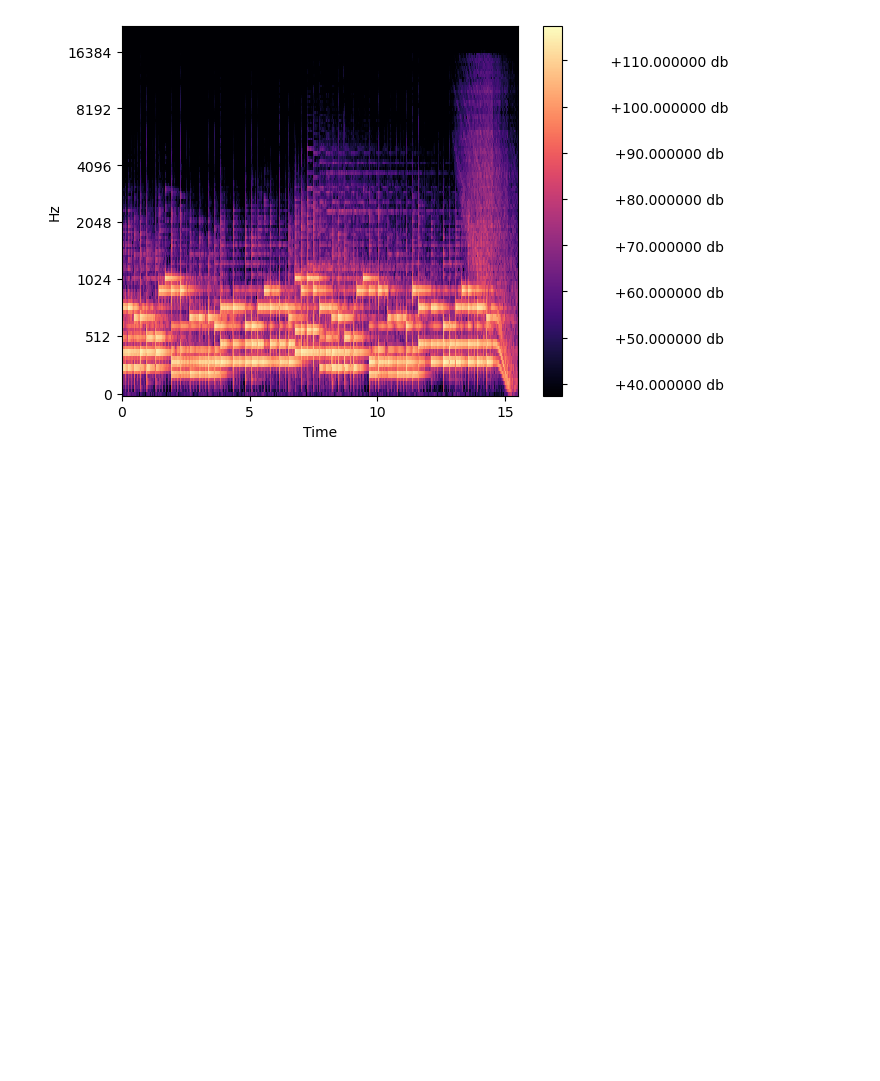
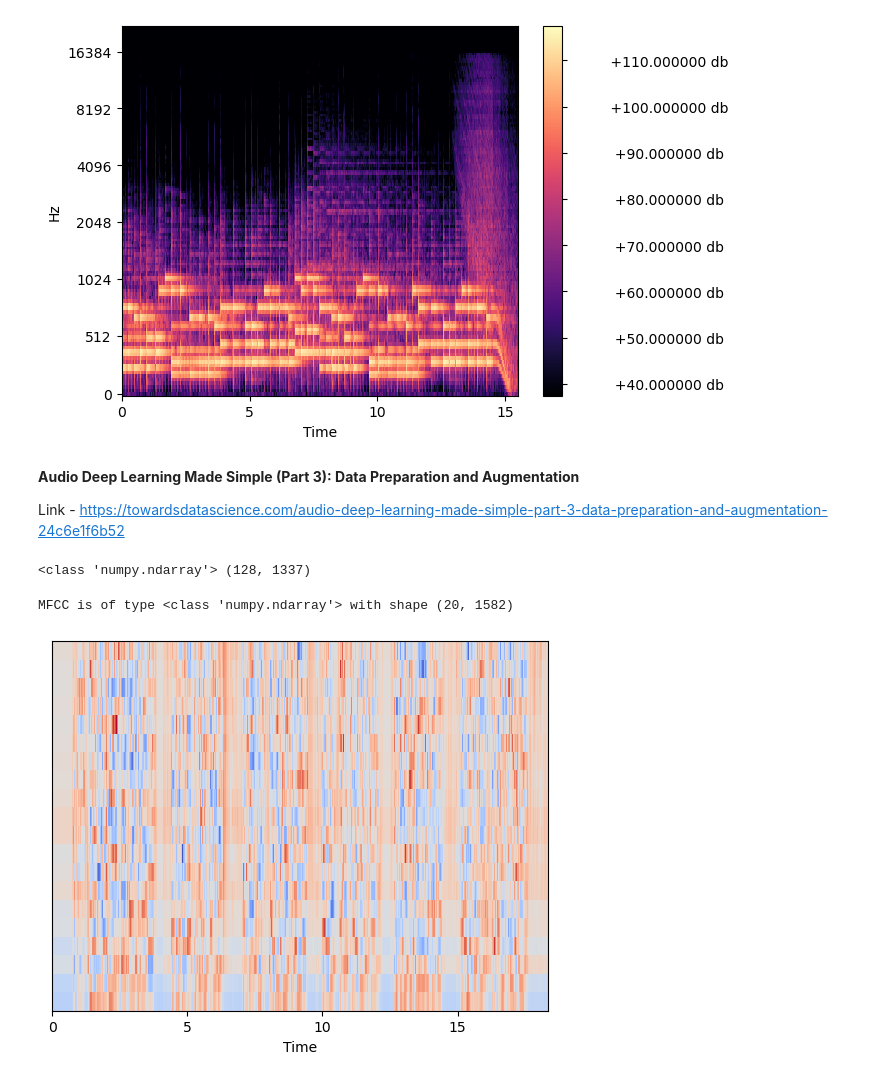
Before and after one commit to PoornaSenadheera100/Audio-Deep-Learning, a Jupyter notebook: 1 Sound Wave Visualize.ipynb, the cells around one changed output. Saved outputs shown, nothing was run; the diff lists cells and outputs as text; code cells hidden in the pictures; blank space fills up the shorter version.

Commit message:
Renamed file and added human speech to analyze

```diff
--- a/Sound Wave Visualize .ipynb
+++ b/1 Sound Wave Visualize.ipynb
@@ -52,3 +52,27 @@ plt.colorbar(format='%+20f db')
 # %% [output]
 <matplotlib.colorbar.Colorbar at 0x...>
 [figure]
+# %% [markdown]
+**Audio Deep Learning Made Simple (Part 3): Data Preparation and Augmentation**
+
+Link - https://towardsdatascience.com/audio-deep-learning-made-simple-part-3-data-preparation-and-augmentation-24c6e1f6b52
+# %%
+print(type(mel_sgram), mel_sgram.shape)
+# %% [output]
+<class 'numpy.ndarray'> (128, 1337)
+# %%
+import sklearn
+from sklearn import preprocessing
+
+AUDIO_FILE = './human_speech.wav'
+
+samples, sample_rate = librosa.load(AUDIO_FILE, sr=None)
+mfcc = librosa.feature.mfcc(y=samples, sr=sample_rate)
+
+mfcc = sklearn.preprocessing.scale(mfcc, axis=1)
+librosa.display.specshow(mfcc, sr=sample_rate, x_axis='time')
+
+print(f'MFCC is of type {type(mfcc)} with shape {mfcc.shape}')
+# %% [output]
+MFCC is of type <class 'numpy.ndarray'> with shape (20, 1582)
+[figure, added]
```
Also changed, not shown: 1 other file.
